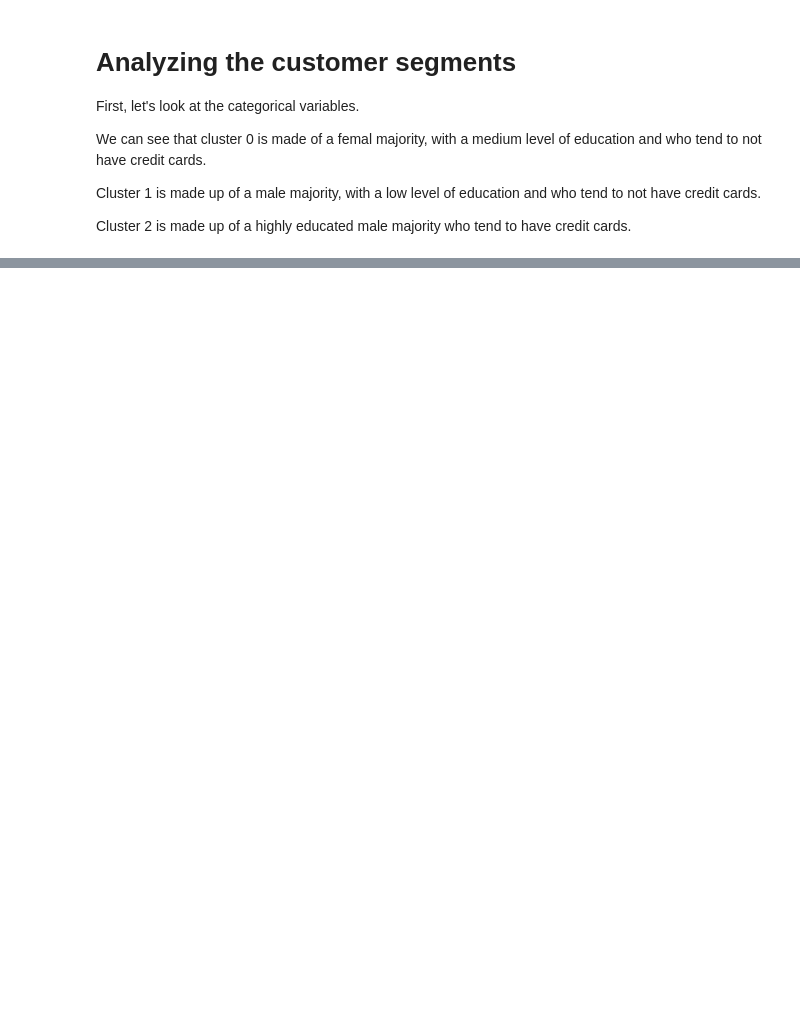
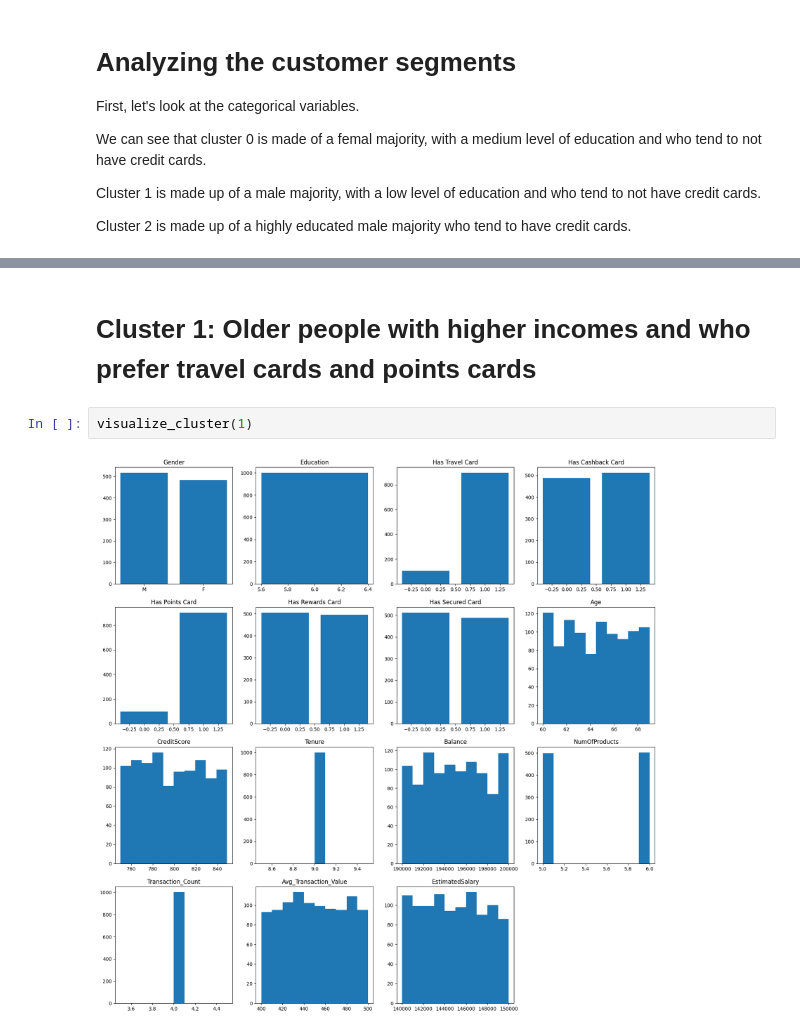
Before and after one commit to randyphoa/ml-basics, a Jupyter notebook: notebook/5-customer-segmentation.ipynb, the cells around one changed output, grey strips where cells are left out. Saved outputs shown, nothing was run; the diff lists cells and outputs as text; blank space fills up the shorter version.

```diff
--- a/notebook/5-customer-segmentation.ipynb
+++ b/notebook/5-customer-segmentation.ipynb
@@ -298,0 +270,6 @@ Looking at both the categorical & continuous features, a picture begins to emerg
+# %% [markdown]
+# Cluster 1: Older people with higher incomes and who prefer travel cards and points cards
+# %%
+visualize_cluster(1)
+# %% [output]
+[figure, added]
```
Also changed, not shown: parts of 23 cells of this notebook, 6 other files.
